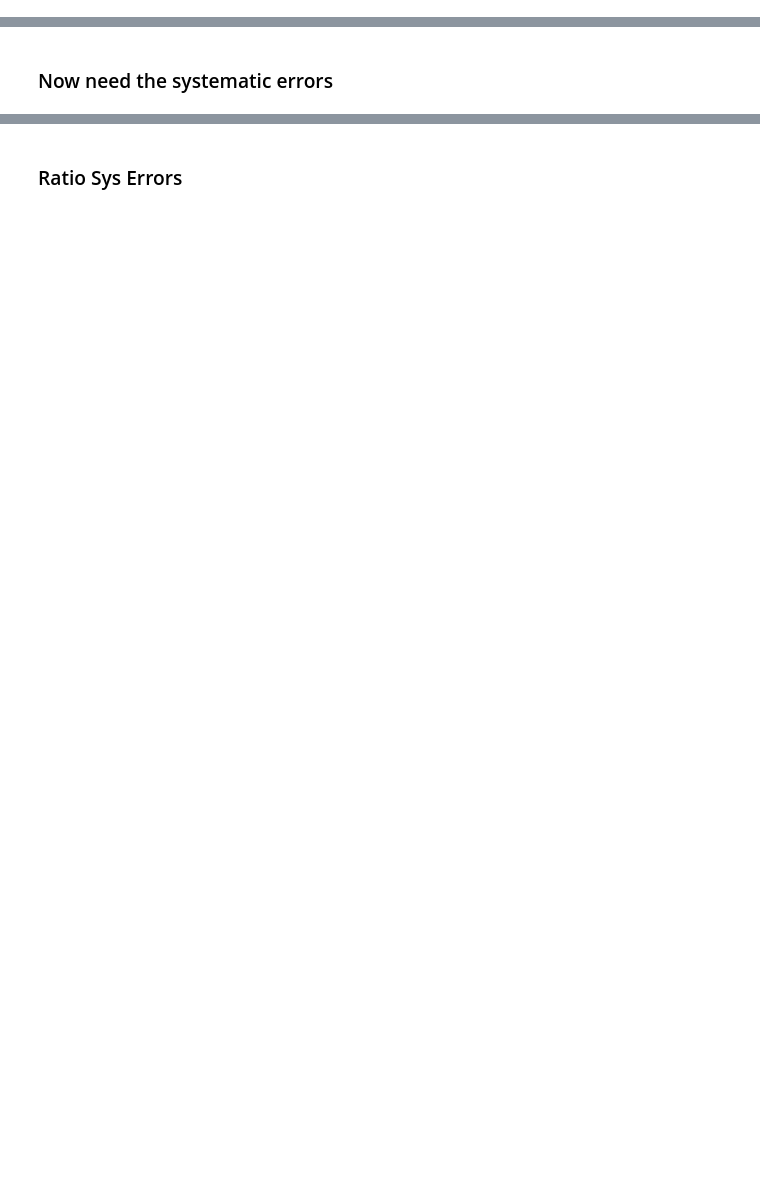
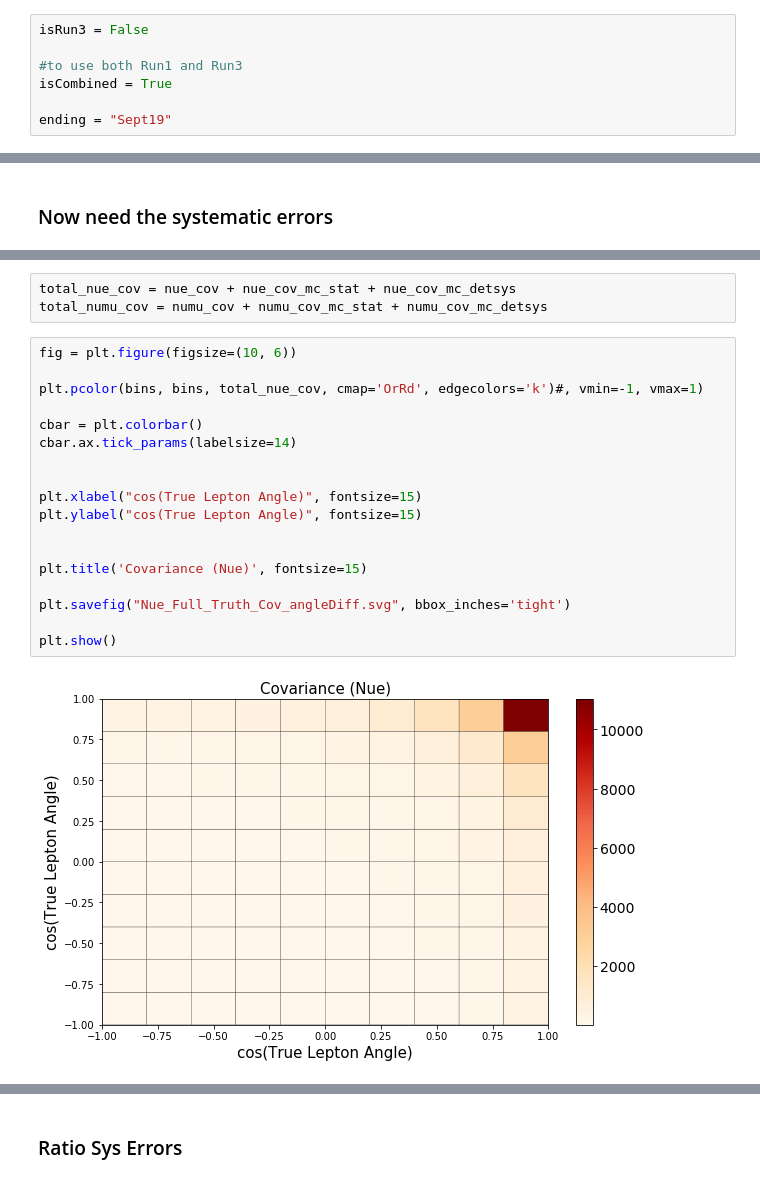
Before and after one commit to afm1g15/PELEE, a Jupyter notebook: Batch_Plot_Construction_Alex_AngleDiff.ipynb, the cells around one changed output, grey strips where cells are left out. Saved outputs shown, nothing was run; the diff lists cells and outputs as text; blank space fills up the shorter version.

```diff
--- a/Batch_Plot_Construction_Alex_AngleDiff.ipynb
+++ b/Batch_Plot_Construction_Alex_AngleDiff.ipynb
@@ -27 +31,8 @@ from collections import defaultdict
+# %%
+isRun3 = False
+
+#to use both Run1 and Run3
+isCombined = True
+
+ending = "Sept19"
 # %%
@@ -1302,0 +2347,23 @@ numu_frac_err  [0.19863782 0.21082616 0.19967614 0.19609128 0.18892829 0.1866305
+# %%
+total_nue_cov = nue_cov + nue_cov_mc_stat + nue_cov_mc_detsys
+total_numu_cov = numu_cov + numu_cov_mc_stat + numu_cov_mc_detsys
+# %%
+fig = plt.figure(figsize=(10, 6))
+
+plt.pcolor(bins, bins, total_nue_cov, cmap='OrRd', edgecolors='k')#, vmin=-1, vmax=1)
+
+cbar = plt.colorbar()
+cbar.ax.tick_params(labelsize=14)
+
+
+plt.xlabel("cos(True Lepton Angle)", fontsize=15)
+plt.ylabel("cos(True Lepton Angle)", fontsize=15)
+
+
+plt.title('Covariance (Nue)', fontsize=15)
+
+plt.savefig("Nue_Full_Truth_Cov_angleDiff.svg", bbox_inches='tight')
+
+plt.show()
+# %% [output]
+[figure, added]
```
Also changed, not shown: parts of 69 cells of this notebook, 15 other files.
